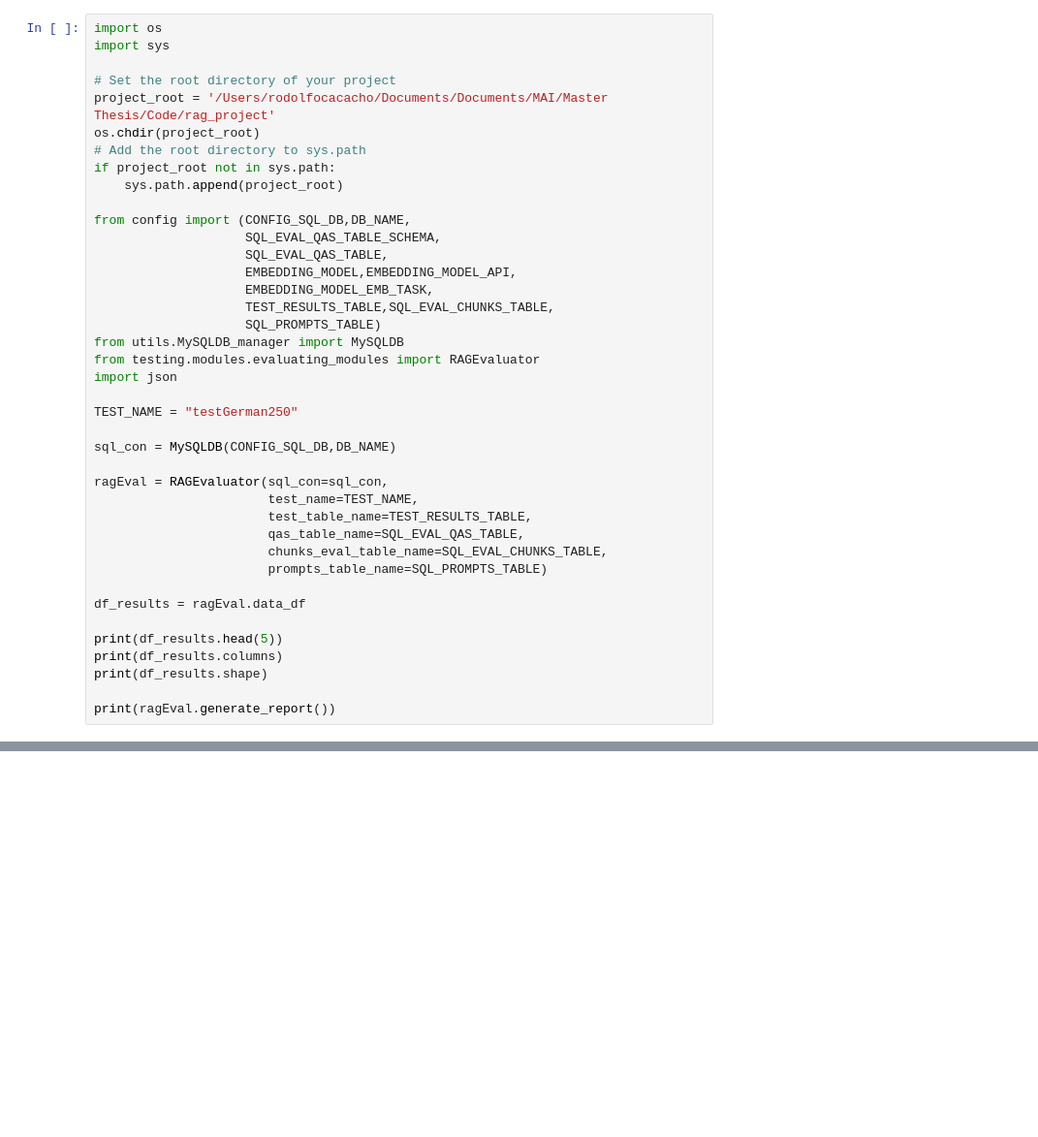
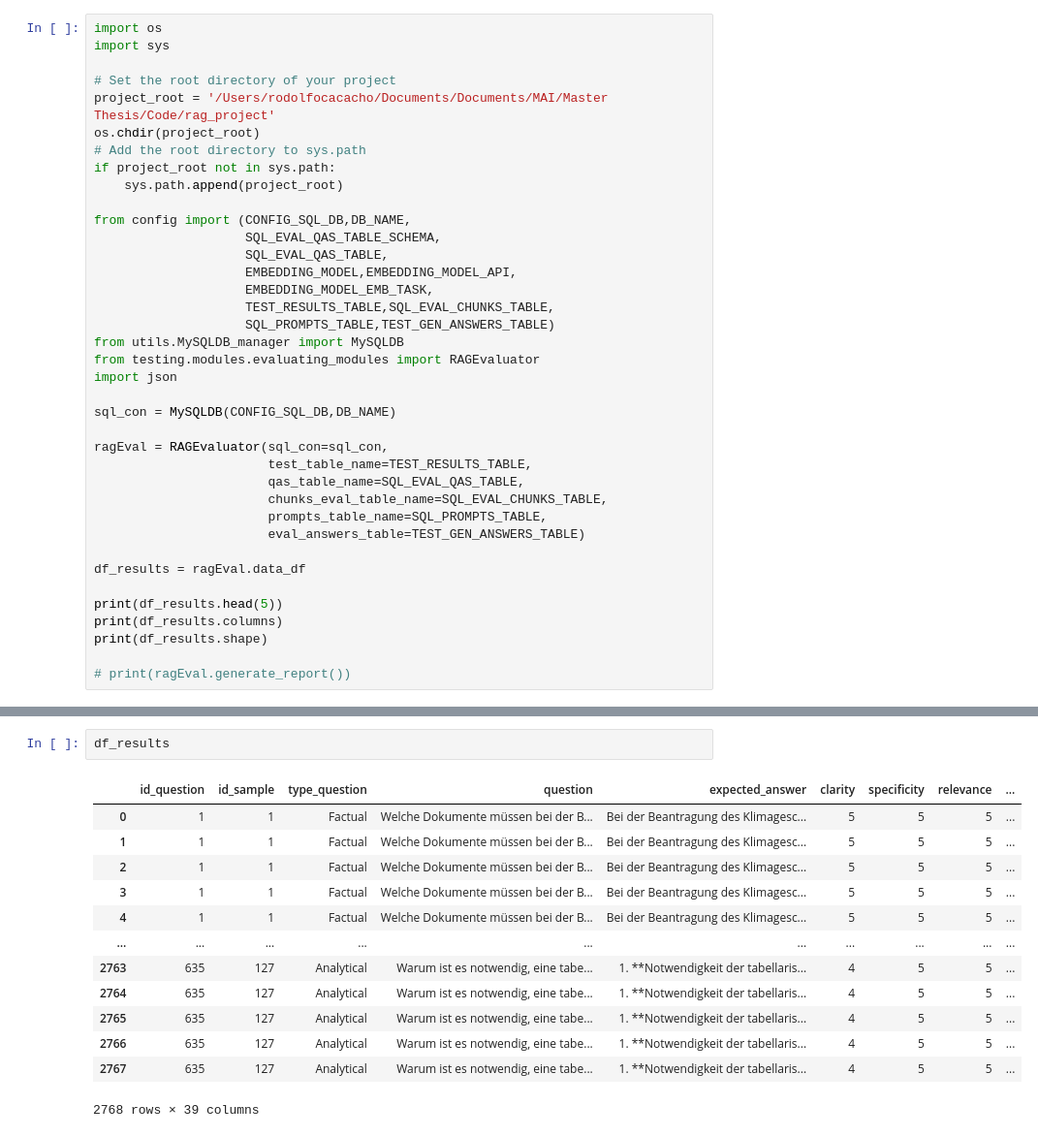
Before and after one commit to rodolfo-cacacho/rag_project, a Jupyter notebook: testing/notebooks/eval_notebook.ipynb, the cells around one changed output, grey strips where cells are left out. Shown at 97% size. Drawn from its saved outputs; the diff is of its cells as text; blank space fills up the shorter version.

```diff
--- a/testing/notebooks/eval_notebook.ipynb
+++ b/testing/notebooks/eval_notebook.ipynb
@@ -15,21 +15,19 @@ from config import (CONFIG_SQL_DB,DB_NAME,
                     EMBEDDING_MODEL,EMBEDDING_MODEL_API,
                     EMBEDDING_MODEL_EMB_TASK,
                     TEST_RESULTS_TABLE,SQL_EVAL_CHUNKS_TABLE,
-                    SQL_PROMPTS_TABLE)
+                    SQL_PROMPTS_TABLE,TEST_GEN_ANSWERS_TABLE)
 from utils.MySQLDB_manager import MySQLDB
 from testing.modules.evaluating_modules import RAGEvaluator
 import json
 
-TEST_NAME = "testGerman250"
-
 sql_con = MySQLDB(CONFIG_SQL_DB,DB_NAME)
 
 ragEval = RAGEvaluator(sql_con=sql_con,
-                       test_name=TEST_NAME,
                        test_table_name=TEST_RESULTS_TABLE,
                        qas_table_name=SQL_EVAL_QAS_TABLE,
                        chunks_eval_table_name=SQL_EVAL_CHUNKS_TABLE,
-                       prompts_table_name=SQL_PROMPTS_TABLE)
+                       prompts_table_name=SQL_PROMPTS_TABLE,
+                       eval_answers_table=TEST_GEN_ANSWERS_TABLE)
 
 df_results = ragEval.data_df
 
@@ -37,7 +35,7 @@ print(df_results.head(5))
 print(df_results.columns)
 print(df_results.shape)
 
-print(ragEval.generate_report())
+# print(ragEval.generate_report())
 # %% [output]
    id_question  id_sample type_question  \
 0            1          1       Factual
@@ -177,0 +315,16 @@ Quelle: Richtlinie BEG EM Seiten 14-16.
+# %%
+df_results
+# %% [output]
+|  | id_question | id_sample | type_question | question | expected_answer | clarity | specificity | relevance | ... |
+| 0 | 1 | 1 | Factual | Welche Dokumente müssen bei der B... | Bei der Beantragung des Klimagesc... | 5 | 5 | 5 | ... |
+| 1 | 1 | 1 | Factual | Welche Dokumente müssen bei der B... | Bei der Beantragung des Klimagesc... | 5 | 5 | 5 | ... |
+| 2 | 1 | 1 | Factual | Welche Dokumente müssen bei der B... | Bei der Beantragung des Klimagesc... | 5 | 5 | 5 | ... |
+| 3 | 1 | 1 | Factual | Welche Dokumente müssen bei der B... | Bei der Beantragung des Klimagesc... | 5 | 5 | 5 | ... |
+| 4 | 1 | 1 | Factual | Welche Dokumente müssen bei der B... | Bei der Beantragung des Klimagesc... | 5 | 5 | 5 | ... |
+| ... | ... | ... | ... | ... | ... | ... | ... | ... | ... |
+| 2763 | 635 | 127 | Analytical | Warum ist es notwendig, eine tabe... | 1. **Notwendigkeit der tabellaris... | 4 | 5 | 5 | ... |
+| 2764 | 635 | 127 | Analytical | Warum ist es notwendig, eine tabe... | 1. **Notwendigkeit der tabellaris... | 4 | 5 | 5 | ... |
+| 2765 | 635 | 127 | Analytical | Warum ist es notwendig, eine tabe... | 1. **Notwendigkeit der tabellaris... | 4 | 5 | 5 | ... |
+| 2766 | 635 | 127 | Analytical | Warum ist es notwendig, eine tabe... | 1. **Notwendigkeit der tabellaris... | 4 | 5 | 5 | ... |
+| 2767 | 635 | 127 | Analytical | Warum ist es notwendig, eine tabe... | 1. **Notwendigkeit der tabellaris... | 4 | 5 | 5 | ... |
+2768 rows × 39 columns
```
Also changed, not shown: parts of 12 cells of this notebook, 8 other files.
